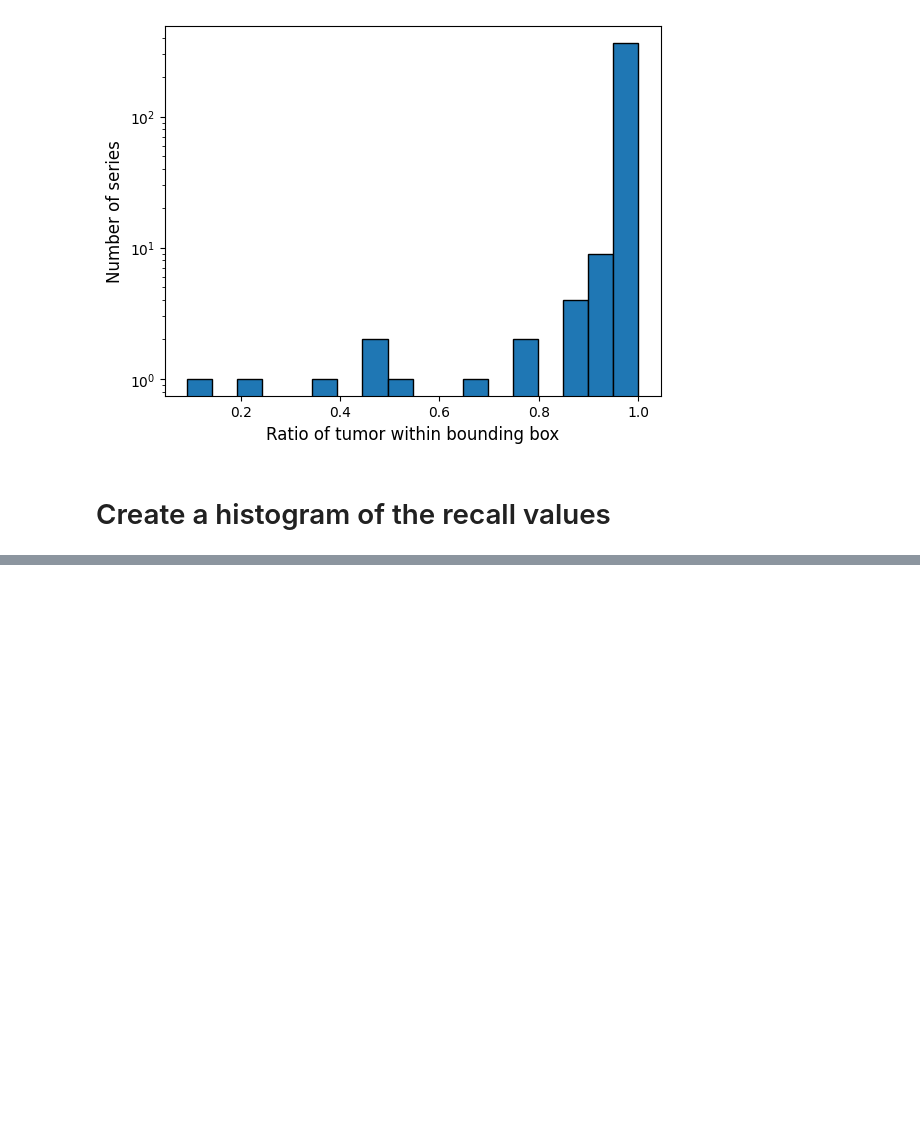
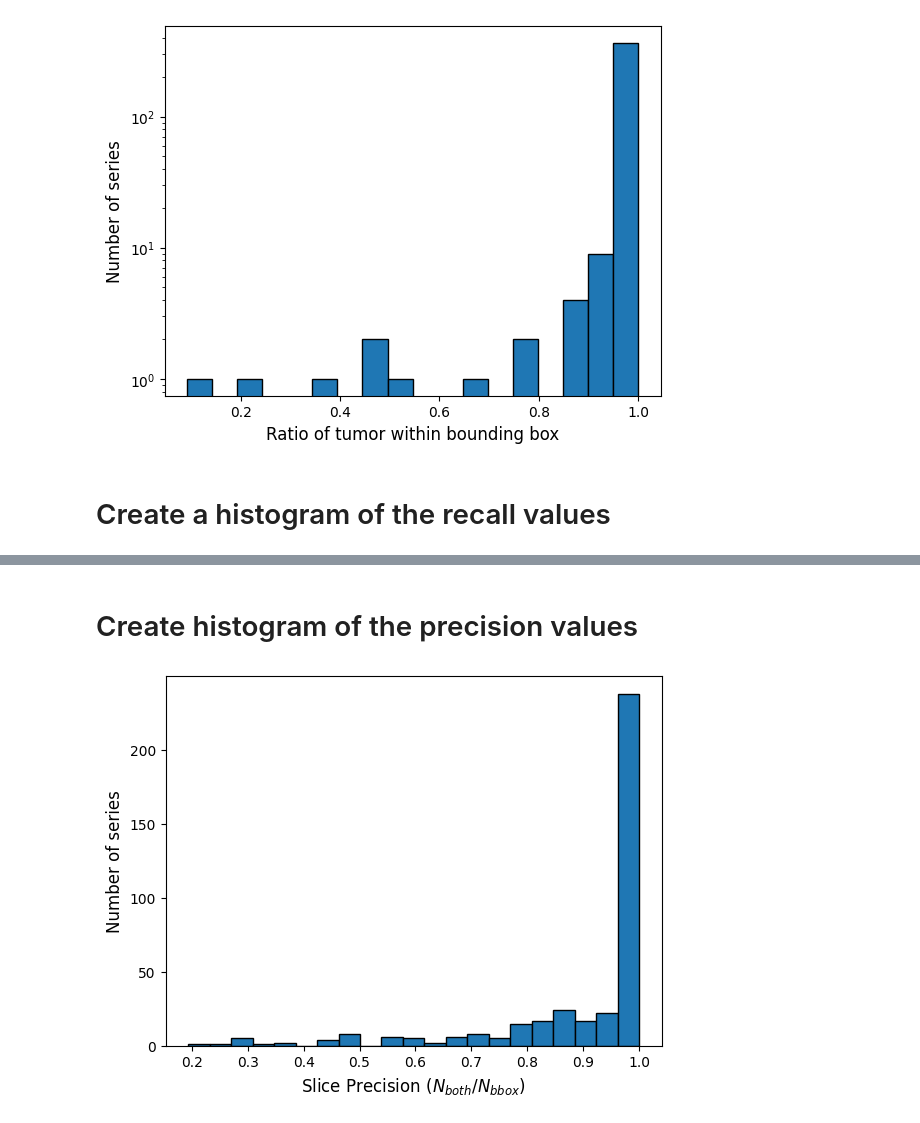
Before and after one commit to ImagingDataCommons/idc-nlst-plus, a Jupyter notebook: TechnicalValidation/consistencyChecks/NLSTSegVsNLSTSybil_viz.ipynb, the cells around one changed output, grey strips where cells are left out. Cells and saved outputs as stored; diff of their text form; code cells hidden in the pictures; blank space fills up the shorter version.

Commit message:
BUG: fixed precision and recall graphs with updated values

```diff
--- a/TechnicalValidation/consistencyChecks/NLSTSegVsNLSTSybil_viz.ipynb
+++ b/TechnicalValidation/consistencyChecks/NLSTSegVsNLSTSybil_viz.ipynb
@@ -65,0 +68,17 @@ plt.show()
+# %% [markdown]
+# Create histogram of the precision values
+# %%
+# Slice Precision (PPV): fraction of box slices that contain segmentation
+df["slice_precision"] = np.where(
+    df["num_of_slices_with_bbox"] > 0, df["number_of_slices_with_bbox_and_seg"] / df["num_of_slices_with_bbox"], np.nan
+)
+# %%
+# Plot histogram of the recall (number of slices that have both segmentations and bounding boxes / number of slices that have segmentations)
+
+sns.reset_defaults()
+sns.histplot(df["slice_precision"], alpha=1)
+plt.xlabel("Slice Precision ($N_{both} / N_{bbox}$)", fontsize=12)
+plt.ylabel("Number of series", fontsize=12)
+plt.show()
+# %% [output]
+[figure, added]
```
Also changed, not shown: parts of 9 cells of this notebook.
